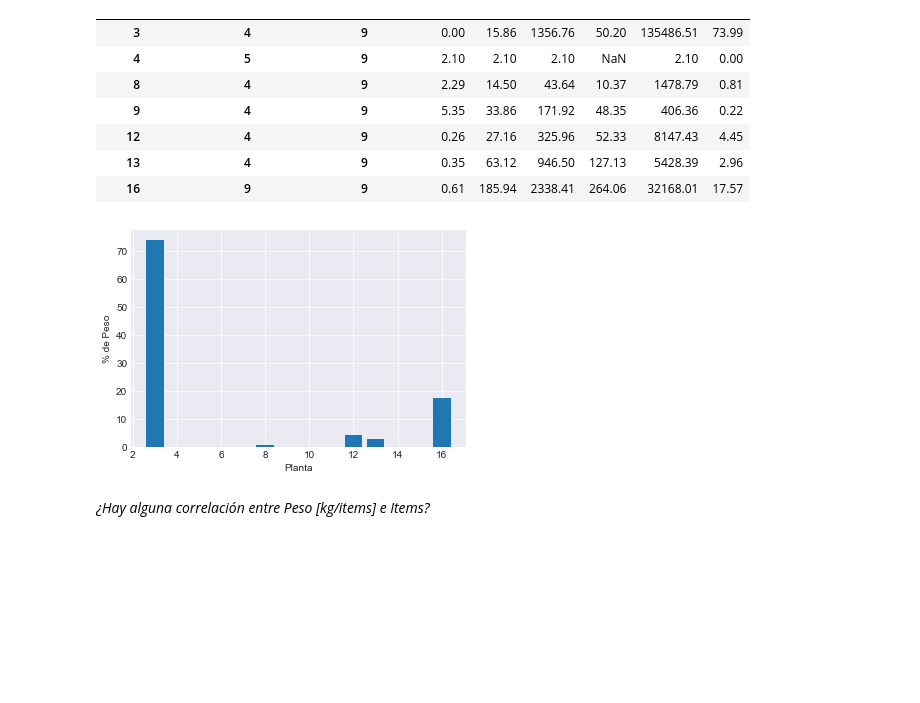
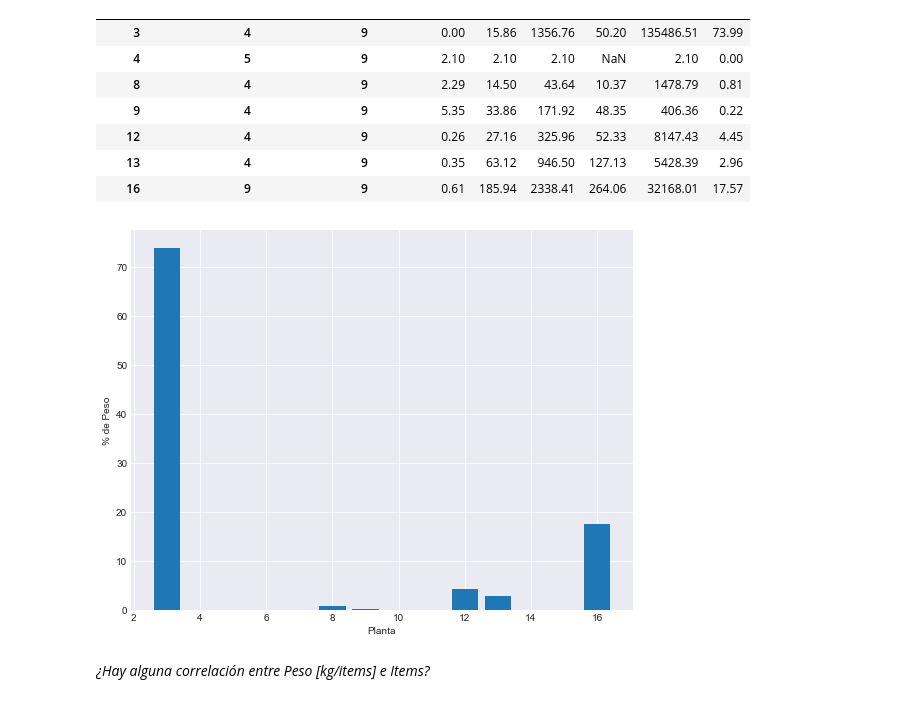
Before and after one commit to hernanrodri/Supply-Chain-Analytics, a Jupyter notebook: Supply Chain Analysis.ipynb, the cells around one changed output. Cells and saved outputs as stored; diff of their text form; code cells hidden in the pictures; blank space fills up the shorter version.

```diff
--- a/Supply Chain Analysis.ipynb
+++ b/Supply Chain Analysis.ipynb
@@ -42,8 +42,9 @@ pedidos.duplicated().any()
 # %% [output]
 False
 # %%
-pedidos["Pedido"] = pedidos["Pedido"].astype(int)
-pedidos[["Puerto de origen", "Planta", "Puerto de destino"]] = pedidos[["Puerto de origen", "Planta", "Puerto de destino"]].replace(to_replace = "[^\d.]", value = "", regex = True).astype(int)
+pedidos = pedidos.astype({"Pedido": int})
+pedidos[["Puerto de origen", "Planta", "Puerto de destino"]] = pedidos[["Puerto de origen", "Planta",
+                                                                        "Puerto de destino"]].replace({"[^\d.]": ""}, regex = True).astype(int)
 
 pedidos.head()
 # %% [output]
@@ -134,9 +133,8 @@ plt.ylabel("% Items");
 pedidos_agrup = pedidos.groupby(by = ["Planta", "Puerto de origen", "Puerto de destino"]).agg({"Peso [kg/item]": ["min", "mean", "max", "std", "sum"]})
 
 total = pedidos_agrup[("Peso [kg/item]", "sum")].sum()
-porcentaje = lambda x: x / total * 100
+pedidos_agrup[("Peso [kg/item]", "%")] = pedidos_agrup[("Peso [kg/item]", "sum")].apply(lambda x: x / total * 100)
 
-pedidos_agrup[("Peso [kg/item]", "%")] = pedidos_agrup[("Peso [kg/item]", "sum")].apply(porcentaje)
 pedidos_agrup.round(2)
 # %% [output]
 |  |  |  | Peso [kg/item] |  |  |  |  |  |
@@ -150,12 +148,12 @@ pedidos_agrup.round(2)
 | 13 | 4 | 9 | 0.35 | 63.12 | 946.50 | 127.13 | 5428.39 | 2.96 |
 | 16 | 9 | 9 | 0.61 | 185.94 | 2338.41 | 264.06 | 32168.01 | 17.57 |
 # %%
-plt.figure(1)
+plt.figure(figsize = (9, 7))
 plt.bar(x = pedidos_agrup.index.levels[0], height = pedidos_agrup[("Peso [kg/item]", "%")])
 plt.xlabel("Planta")
 plt.ylabel("% de Peso");
 # %% [output]
-[figure, old version]
+[figure, new version]
 # %% [markdown]
 *¿Hay alguna correlación entre Peso [kg/items] e Items?*
 # %%
```
Also changed, not shown: parts of 48 cells of this notebook.
